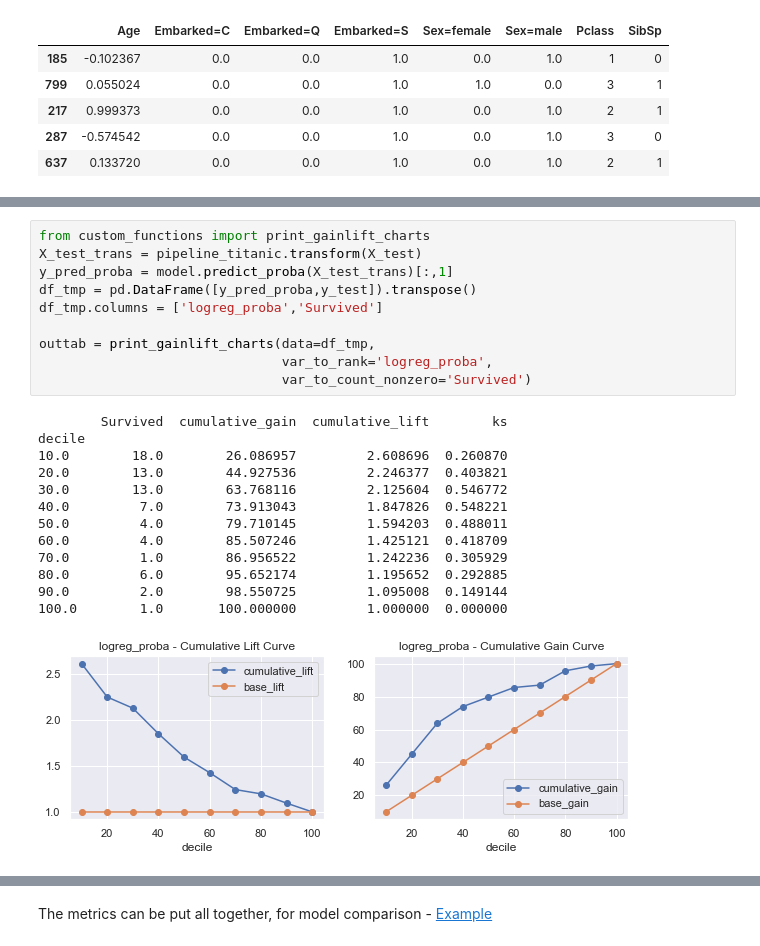
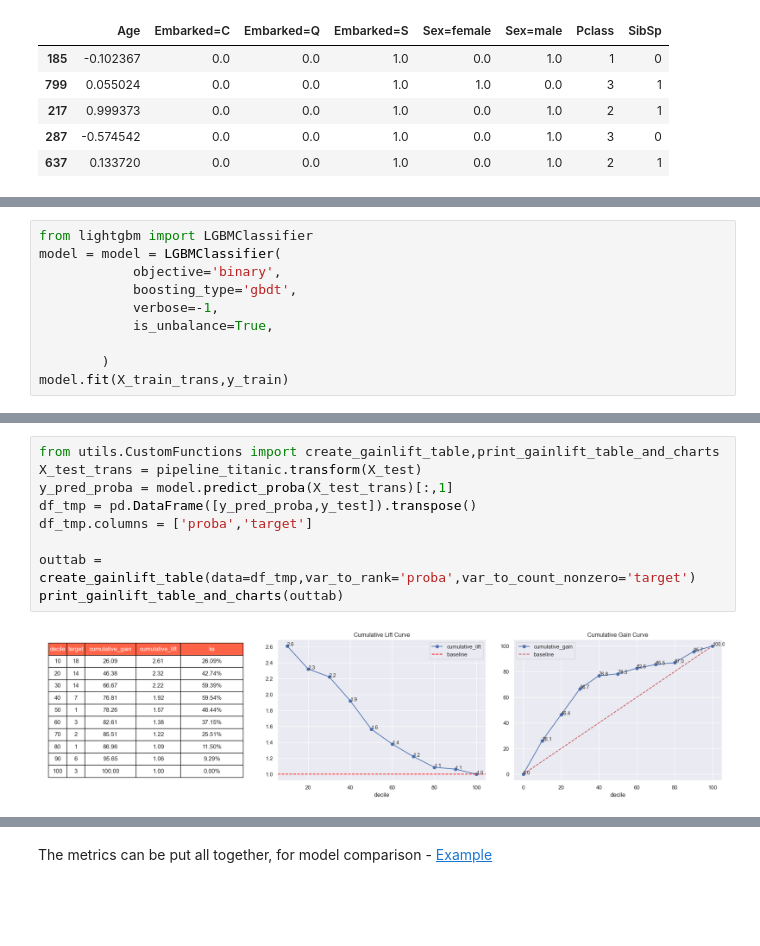
Before and after one commit to swatakit/ml-workflow-sklearn-pipeline, a Jupyter notebook: Webinar - Simplify ML workflow with sklearn.pipeline - Final.ipynb, the cells around one changed output, grey strips where cells are left out. Cells and saved outputs as stored; diff of their text form; blank space fills up the shorter version.

```diff
--- a/Webinar - Simplify ML workflow with sklearn.pipeline - Final.ipynb
+++ b/Webinar - Simplify ML workflow with sklearn.pipeline - Final.ipynb
@@ -791,0 +794,10 @@ LogisticRegression(C=1.0, class_weight='balanced', dual=False,
+# %%
+from lightgbm import LGBMClassifier
+model = model = LGBMClassifier(
+            objective='binary',
+            boosting_type='gbdt',
+            verbose=-1,
+            is_unbalance=True,
+
+        )
+model.fit(X_train_trans,y_train)
@@ -804,24 +816,11 @@ The RMSE value is 0.4668
 # %%
-from custom_functions import print_gainlift_charts
+from utils.CustomFunctions import create_gainlift_table,print_gainlift_table_and_charts
 X_test_trans = pipeline_titanic.transform(X_test)
 y_pred_proba = model.predict_proba(X_test_trans)[:,1]
 df_tmp = pd.DataFrame([y_pred_proba,y_test]).transpose()
-df_tmp.columns = ['logreg_proba','Survived']
+df_tmp.columns = ['proba','target']
 
-outtab = print_gainlift_charts(data=df_tmp,
-                               var_to_rank='logreg_proba',
-                               var_to_count_nonzero='Survived')
+outtab = create_gainlift_table(data=df_tmp,var_to_rank='proba',var_to_count_nonzero='target')
+print_gainlift_table_and_charts(outtab)
 # %% [output]
-        Survived  cumulative_gain  cumulative_lift        ks
-decile
-10.0        18.0        26.086957         2.608696  0.260870
-20.0        13.0        44.927536         2.246377  0.403821
-30.0        13.0        63.768116         2.125604  0.546772
-40.0         7.0        73.913043         1.847826  0.548221
-50.0         4.0        79.710145         1.594203  0.488011
-60.0         4.0        85.507246         1.425121  0.418709
-70.0         1.0        86.956522         1.242236  0.305929
-80.0         6.0        95.652174         1.195652  0.292885
-90.0         2.0        98.550725         1.095008  0.149144
-100.0        1.0       100.000000         1.000000  0.000000
-[figure, old version]
+[figure, new version]
```
Also changed, not shown: parts of 15 cells of this notebook.
